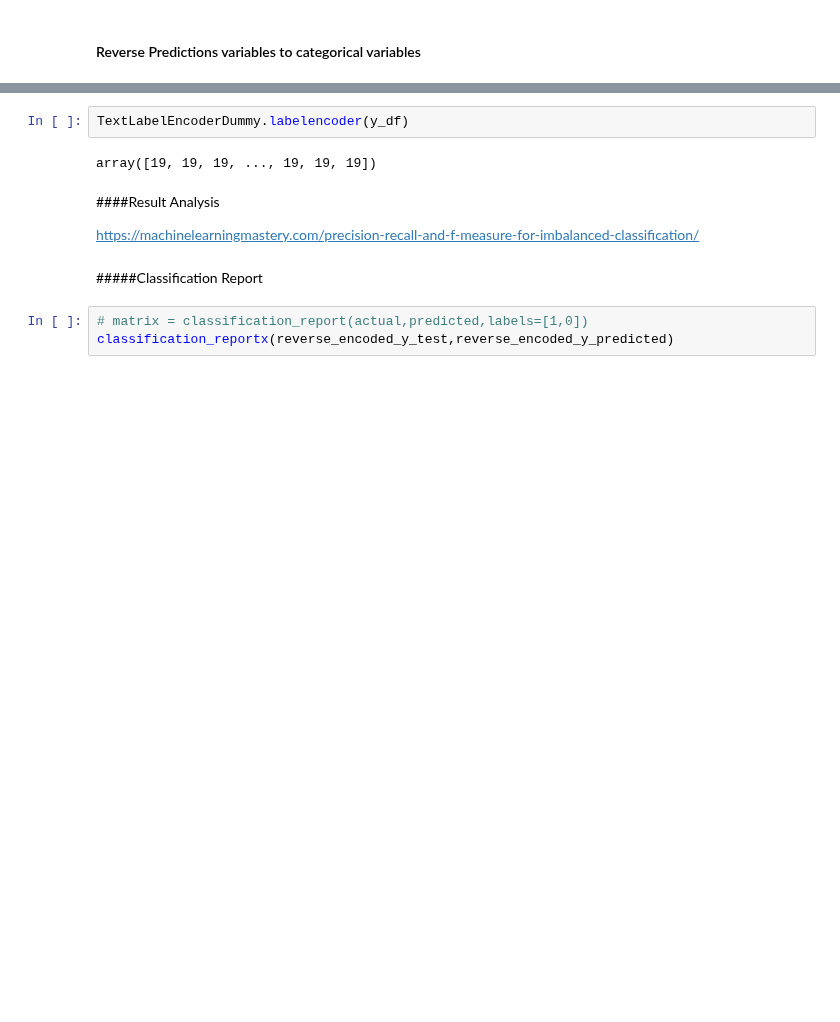
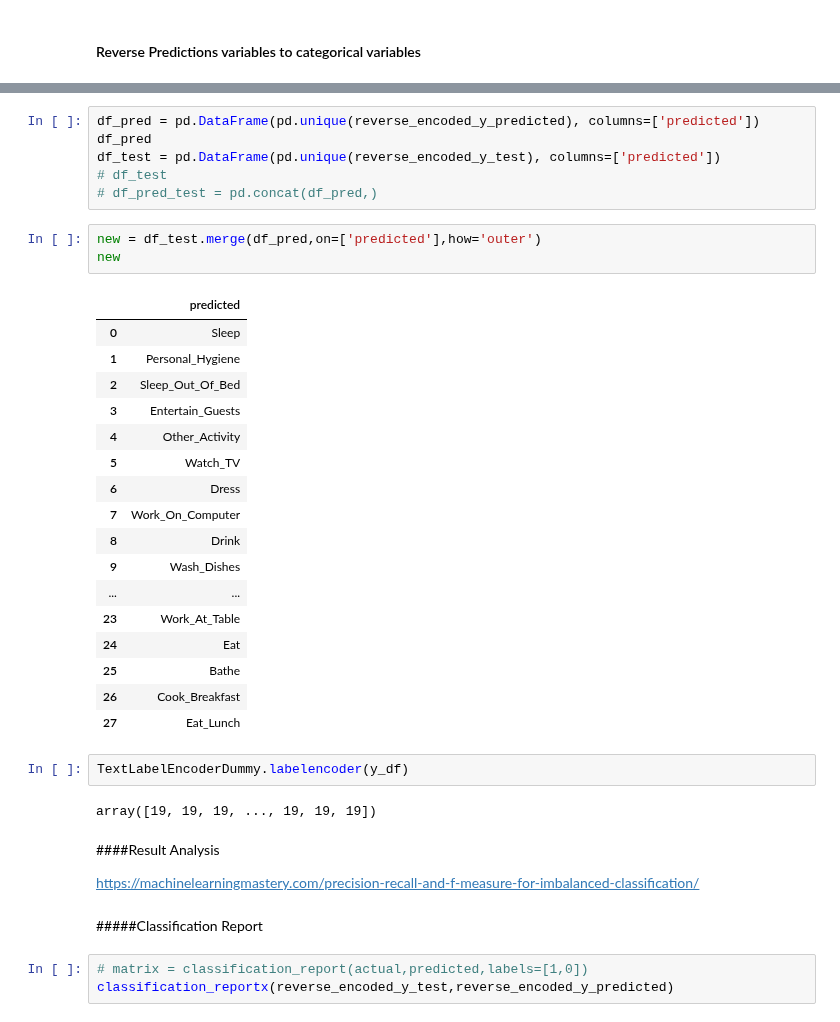
Before and after one commit to sylvas-j/ML, a Jupyter notebook: Tensorflow_works/SmartHome_ModelProcess.ipynb, the cells around one changed output, grey strips where cells are left out. Drawn from its saved outputs; the diff is of its cells as text; blank space fills up the shorter version.

```diff
--- a/Tensorflow_works/SmartHome_ModelProcess.ipynb
+++ b/Tensorflow_works/SmartHome_ModelProcess.ipynb
@@ -441,3 +463,30 @@ array(['Entertain_Guests', 'Other_Activity', 'Enter_Home', ...,
+# %%
+df_pred = pd.DataFrame(pd.unique(reverse_encoded_y_predicted), columns=['predicted'])
+df_pred
+df_test = pd.DataFrame(pd.unique(reverse_encoded_y_test), columns=['predicted'])
+# df_test
+# df_pred_test = pd.concat(df_pred,)
+# %%
+new = df_test.merge(df_pred,on=['predicted'],how='outer')
+new
+# %% [output]
+|  | predicted |
+| 0 | Sleep |
+| 1 | Personal_Hygiene |
+| 2 | Sleep_Out_Of_Bed |
+| 3 | Entertain_Guests |
+| 4 | Other_Activity |
+| 5 | Watch_TV |
+| 6 | Dress |
+| 7 | Work_On_Computer |
+| 8 | Drink |
+| 9 | Wash_Dishes |
+| ... | ... |
+| 23 | Work_At_Table |
+| 24 | Eat |
+| 25 | Bathe |
+| 26 | Cook_Breakfast |
+| 27 | Eat_Lunch |
 # %%
 TextLabelEncoderDummy.labelencoder(y_df)
 # %% [output]
```
Also changed, not shown: parts of 17 cells of this notebook.
